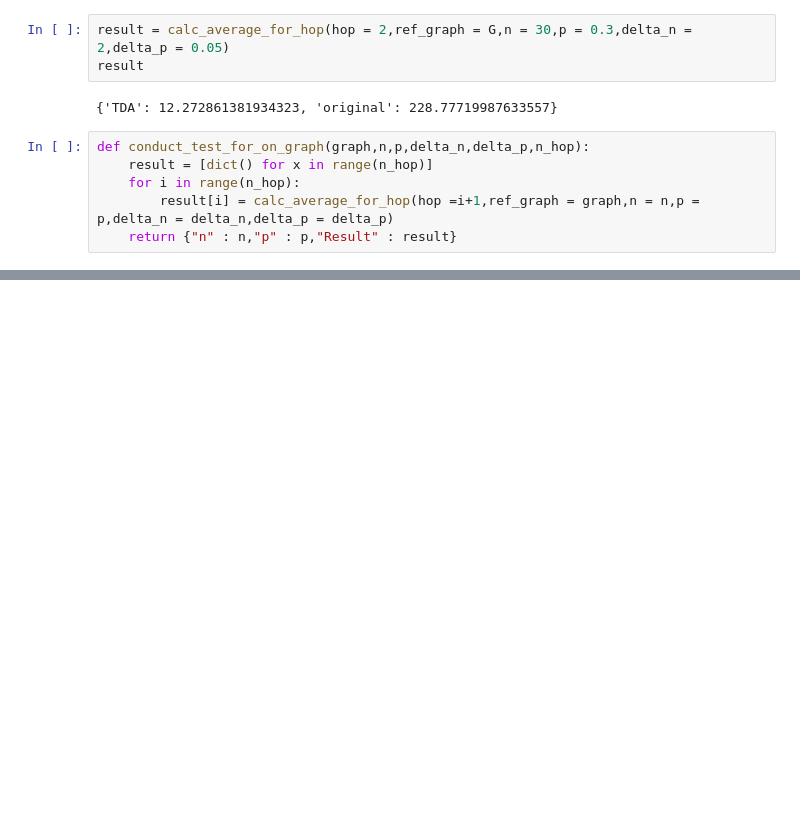
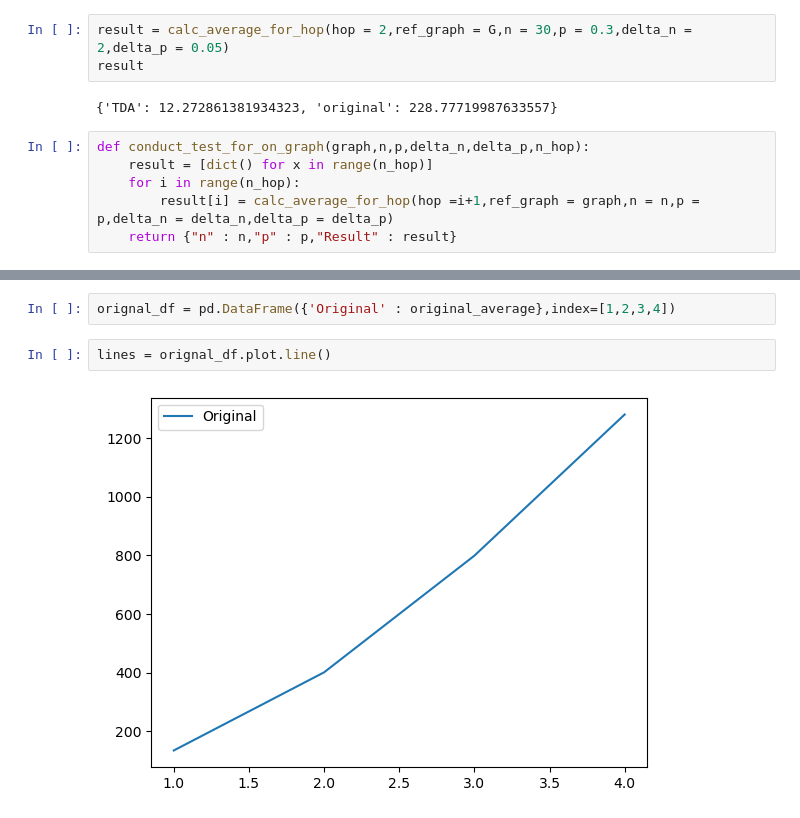
Before and after one commit to benjaminnNgo/TDASimilarityProof, a Jupyter notebook: TDAProofHopV2.ipynb, the cells around one changed output, grey strips where cells are left out. Cells and saved outputs as stored; diff of their text form; blank space fills up the shorter version.

```diff
--- a/TDAProofHopV2.ipynb
+++ b/TDAProofHopV2.ipynb
@@ -255,0 +428,6 @@ def conduct_test_on_sample(sample_numbers):
+# %%
+orignal_df = pd.DataFrame({'Original' : original_average},index=[1,2,3,4])
+# %%
+lines = orignal_df.plot.line()
+# %% [output]
+[figure, added]
```
Also changed, not shown: parts of 16 cells of this notebook, 8 other files.
